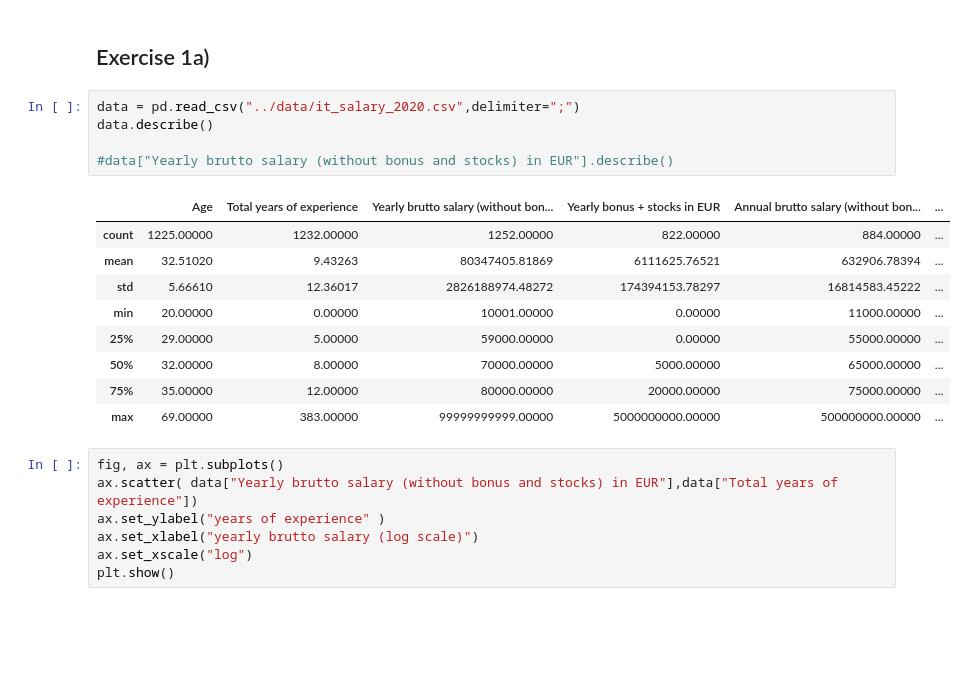
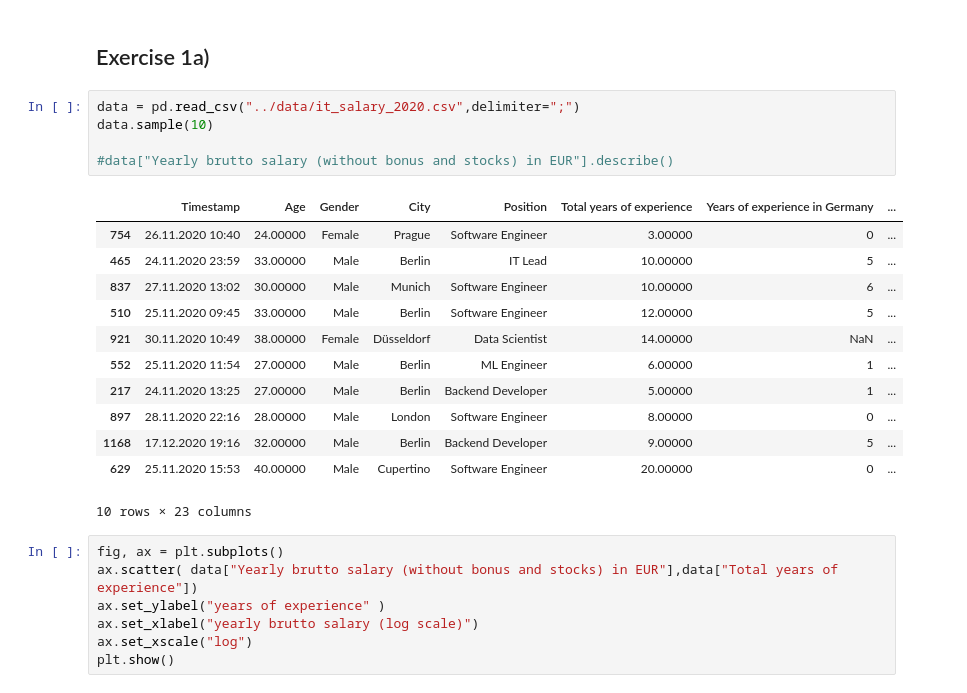
Before and after one commit to Falk358/data_science, a Jupyter notebook: sheet04/dea04_exercise1_multivariate_analyses.ipynb, the cells around one changed output. Saved outputs shown, nothing was run; the diff lists cells and outputs as text; blank space fills up the shorter version.

```diff
--- a/sheet04/dea04_exercise1_multivariate_analyses.ipynb
+++ b/sheet04/dea04_exercise1_multivariate_analyses.ipynb
@@ -8,19 +8,22 @@ pd.set_option('display.float_format', lambda x: '%.5f' % x)
 ## Exercise 1a)
 # %%
 data = pd.read_csv("../data/it_salary_2020.csv",delimiter=";")
-data.describe()
+data.sample(10)
 
 #data["Yearly brutto salary (without bonus and stocks) in EUR"].describe()
 # %% [output]
-|  | Age | Total years of experience | Yearly brutto salary (without bon... | Yearly bonus + stocks in EUR | Annual brutto salary (without bon... | ... |
-| count | 1225.00000 | 1232.00000 | 1252.00000 | 822.00000 | 884.00000 | ... |
-| mean | 32.51020 | 9.43263 | 80347405.81869 | 6111625.76521 | 632906.78394 | ... |
-| std | 5.66610 | 12.36017 | 2826188974.48272 | 174394153.78297 | 16814583.45222 | ... |
-| min | 20.00000 | 0.00000 | 10001.00000 | 0.00000 | 11000.00000 | ... |
-| 25% | 29.00000 | 5.00000 | 59000.00000 | 0.00000 | 55000.00000 | ... |
-| 50% | 32.00000 | 8.00000 | 70000.00000 | 5000.00000 | 65000.00000 | ... |
-| 75% | 35.00000 | 12.00000 | 80000.00000 | 20000.00000 | 75000.00000 | ... |
-| max | 69.00000 | 383.00000 | 99999999999.00000 | 5000000000.00000 | 500000000.00000 | ... |
+|  | Timestamp | Age | Gender | City | Position | Total years of experience | Years of experience in Germany | ... |
+| 754 | 26.11.2020 10:40 | 24.00000 | Female | Prague | Software Engineer | 3.00000 | 0 | ... |
+| 465 | 24.11.2020 23:59 | 33.00000 | Male | Berlin | IT Lead | 10.00000 | 5 | ... |
+| 837 | 27.11.2020 13:02 | 30.00000 | Male | Munich | Software Engineer | 10.00000 | 6 | ... |
+| 510 | 25.11.2020 09:45 | 33.00000 | Male | Berlin | Software Engineer | 12.00000 | 5 | ... |
+| 921 | 30.11.2020 10:49 | 38.00000 | Female | Düsseldorf | Data Scientist | 14.00000 | NaN | ... |
+| 552 | 25.11.2020 11:54 | 27.00000 | Male | Berlin | ML Engineer | 6.00000 | 1 | ... |
+| 217 | 24.11.2020 13:25 | 27.00000 | Male | Berlin | Backend Developer | 5.00000 | 1 | ... |
+| 897 | 28.11.2020 22:16 | 28.00000 | Male | London | Software Engineer | 8.00000 | 0 | ... |
+| 1168 | 17.12.2020 19:16 | 32.00000 | Male | Berlin | Backend Developer | 9.00000 | 5 | ... |
+| 629 | 25.11.2020 15:53 | 40.00000 | Male | Cupertino | Software Engineer | 20.00000 | 0 | ... |
+10 rows × 23 columns
 # %%
 fig, ax = plt.subplots()
 ax.scatter( data["Yearly brutto salary (without bonus and stocks) in EUR"],data["Total years of experience"])
```
Also changed, not shown: parts of 7 cells of this notebook.
